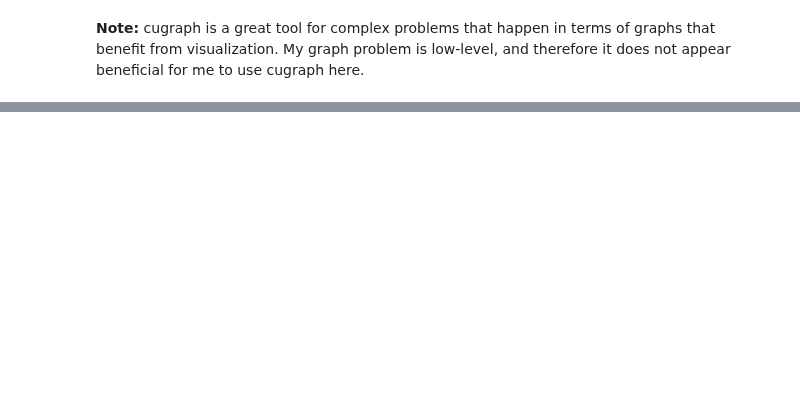
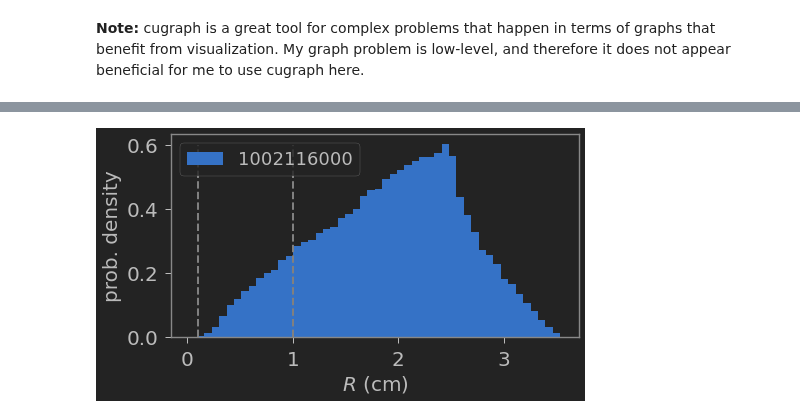
Before and after one commit to timtyree/care, a Jupyter notebook: notebooks/fast estimation of particle properties.ipynb, the cells around one changed output, grey strips where cells are left out. Cells and saved outputs as stored; diff of their text form; code cells hidden in the pictures; blank space fills up the shorter version.

```diff
--- a/notebooks/fast estimation of particle properties.ipynb
+++ b/notebooks/fast estimation of particle properties.ipynb
@@ -450,14 +416,0 @@ plt.show()
-# %%
-#plot histogram of durations
-fontsize=20
-fig,ax=plt.subplots(figsize=(7,4))
-
-trial_col_lst=sorted(df_R[trial_col].drop_duplicates().values.get())
-for trial in trial_col_lst[:5]:
-    df_R.query(f"{trial_col} == {trial}")['dRdt'].to_pandas().hist(density=True,bins=50,ax=ax,label=trial,grid=False)#,color='event_id_int')
-
-format_plot(ax, xlabel='radial velocity between pair (cm)', ylabel='probability density', fontsize=fontsize, use_loglog=False)
-ax.legend(fontsize=fontsize-2)
-
-plt.tight_layout()
-plt.show()
@@ -609,0 +444,8 @@ grouped.apply_grouped(diff_cu,incol='t',outcol='dt')
+# %%
+df_traj=extract_trajectory_pairs_cu(df,df_pairs,pid_col,t_col,trial_col,DT)
+#DONE: tested that index_self is never equal to index_other for a given event_id_int
+#^this is equivalent to no two observations being the same
+trial_values=df[trial_col].drop_duplicates().values
+for trial in trial_values.get():
+    d=df_traj.loc[df_traj[trial_col]==trial]
+    assert ( not (d['index_other']==d['index_self']).any())
@@ -609,0 +496,21 @@ grouped.apply_grouped(diff_cu,incol='t',outcol='dt')
+# %%
+#plot histogram of durations
+fontsize=20
+fig,ax=plt.subplots(figsize=(7,4))
+
+trial_col_lst=sorted(df_R[trial_col].drop_duplicates().values.get())
+for trial in trial_col_lst[:5]:
+    df_R.query(f"{trial_col} == {trial}")['R_midpoint'].to_pandas().hist(density=True,bins=50,ax=ax,label=trial,grid=False)#,color='event_id_int')
+
+format_plot(ax, xlabel=r'$R$ (cm)', ylabel='prob. density', fontsize=fontsize, use_loglog=False)
+ax.legend(fontsize=fontsize-2)
+
+#plot threshold lines
+yv=np.linspace(0,0.6,10)
+ax.plot(minimum_range_threshold+0.*yv,yv,'gray',lw=2, linestyle='dashed', label='threshold')
+ax.plot(maximum_range_threshold+0.*yv,yv,'gray',lw=2, linestyle='dashed', label='threshold')
+
+plt.tight_layout()
+plt.show()
+# %% [output]
+[figure, added]
```
Also changed, not shown: parts of 62 cells of this notebook, 4 other files.
